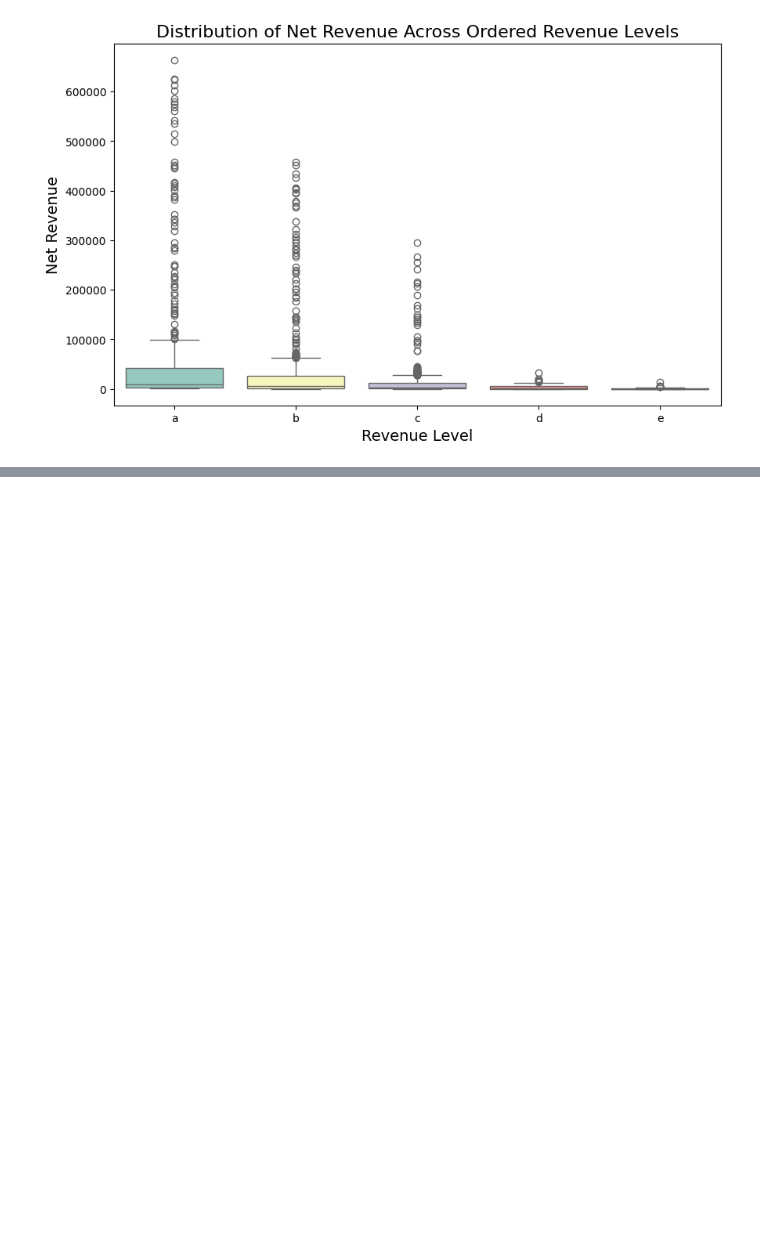
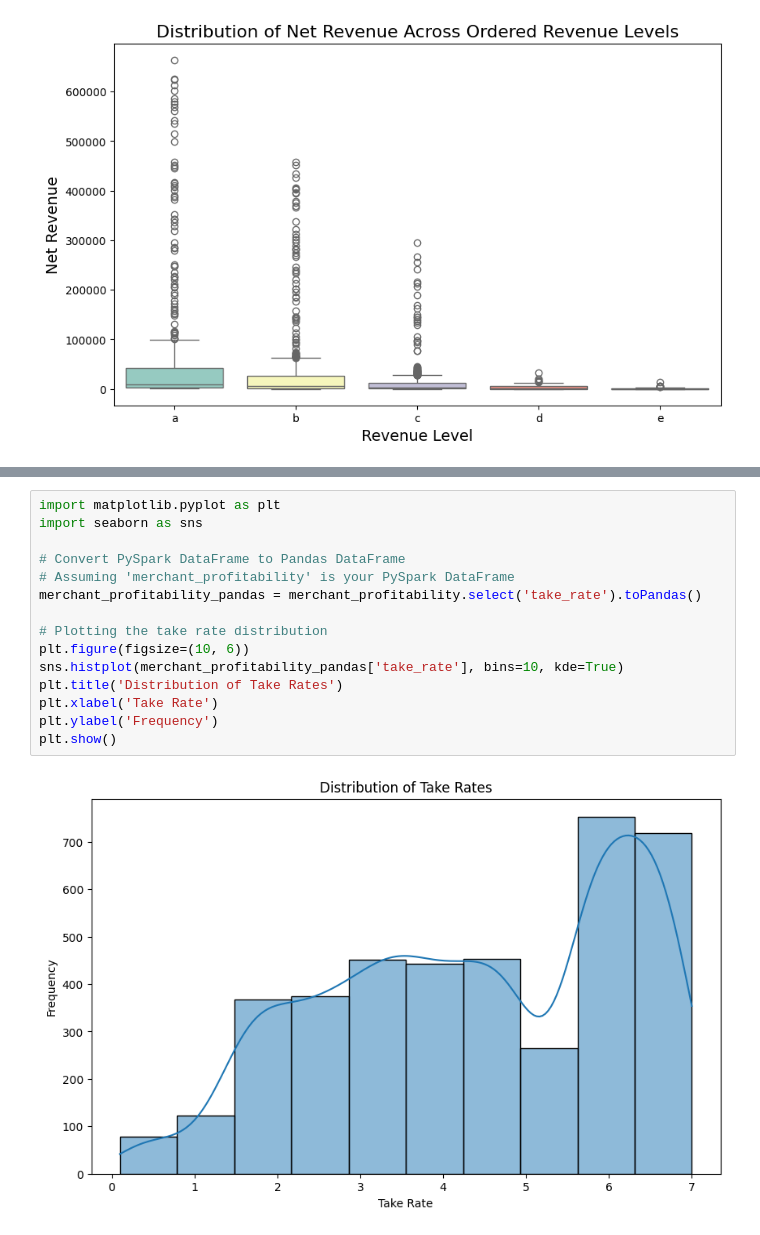
Before and after one commit to MAST30034-AppliedDataScience/project-2-group-buy-now-pay-later-industry-project-9, a Jupyter notebook: notebooks/visualisation.ipynb, the cells around one changed output, grey strips where cells are left out. Cells and saved outputs as stored; diff of their text form; blank space fills up the shorter version.

Commit message:
added plot of take rate distribution

```diff
--- a/notebooks/visualisation.ipynb
+++ b/notebooks/visualisation.ipynb
@@ -76,0 +105,17 @@ Passing `palette` without assigning `hue` is deprecated and will be removed in v
+# %%
+import matplotlib.pyplot as plt
+import seaborn as sns
+
+# Convert PySpark DataFrame to Pandas DataFrame
+# Assuming 'merchant_profitability' is your PySpark DataFrame
+merchant_profitability_pandas = merchant_profitability.select('take_rate').toPandas()
+
+# Plotting the take rate distribution
+plt.figure(figsize=(10, 6))
+sns.histplot(merchant_profitability_pandas['take_rate'], bins=10, kde=True)
+plt.title('Distribution of Take Rates')
+plt.xlabel('Take Rate')
+plt.ylabel('Frequency')
+plt.show()
+# %% [output]
+[figure, added]
```
Also changed, not shown: parts of 2 cells of this notebook, 3 other files.
